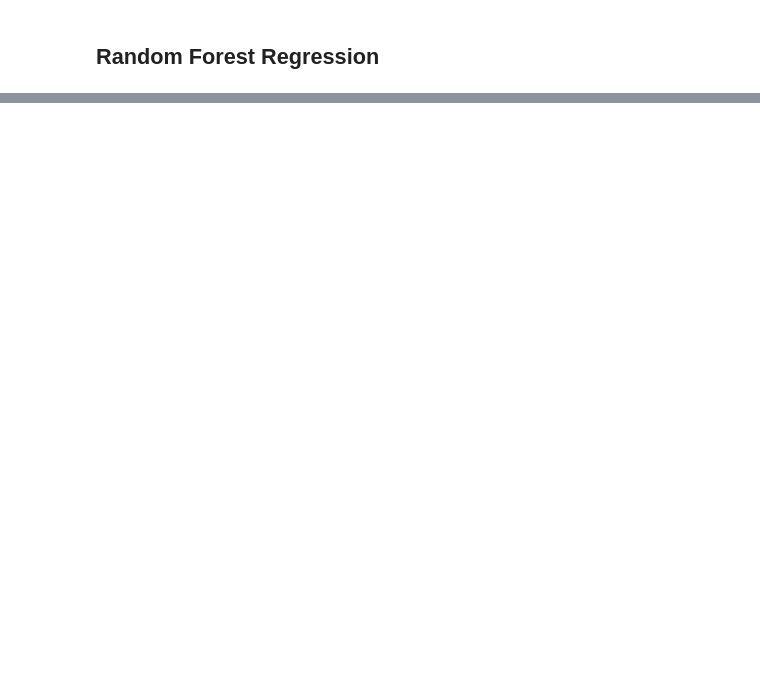
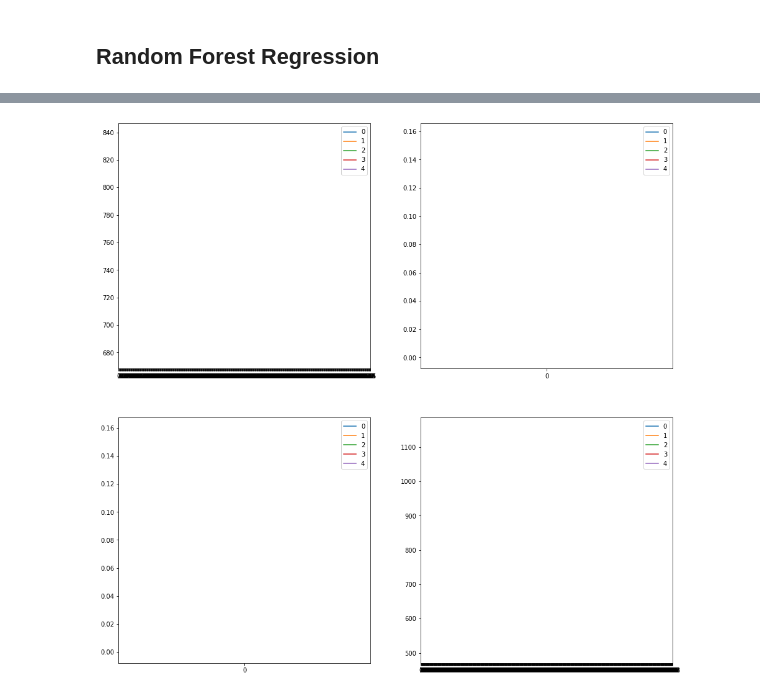
Before and after one commit to chabazite/DnD_Monsters, a Jupyter notebook: notebooks/5.0_ASI_Modeling.ipynb, the cells around one changed output, grey strips where cells are left out. Cells and saved outputs as stored; diff of their text form; code cells hidden in the pictures; blank space fills up the shorter version.

```diff
--- a/notebooks/5.0_ASI_Modeling.ipynb
+++ b/notebooks/5.0_ASI_Modeling.ipynb
@@ -447,0 +323,38 @@ Index(['Coastal', 'Arctic', 'Desert', 'Forest', 'Grassland', 'Hill',
+# %%
+def cross_validate(X, y, K = 5, **kwargs):
+    '''
+    function adapted from yousefnami- towardsdatascience
+    uses KFold validation to check that model works for different randomised conditions.
+    '''
+    scores = []
+    histories = []
+    for train, test in KFold(n_splits=K, shuffle=True).split(X,y):
+        model = compile_model(44,24) # compile model
+        start = time.time()
+        histories.append(model.fit(X[train], y[train],
+                                   validation_data = (X[test],y[test]), # feed in the test data for plotting
+                                   **kwargs).history)
+        print(time.time() - start)
+        scores.append(model.evaluate(X[test], y[test], verbose = 0)) # evaluate the test dataset
+    print("average test loss: ", np.asarray(scores)[:,0].mean())
+    print("average test accuracy: ", np.asarray(scores)[:,1].mean())
+    print(model.summary())
+    return scores, histories
+
+def plot_histories(histories, metrics = ['loss', 'accuracy', 'val_accuracy','val_loss']):
+    """
+    function adapted from yousefnami- towardsdatascience
+    to plot the histories of data
+    """
+    fig, axes = plt.subplots(nrows = (len(metrics) - 1) // 2 + 1, ncols = 2, figsize = (16,16))
+    axes = axes.reshape((len(metrics) - 1) // 2 + 1, 2)
+    for i,metric in enumerate(metrics):
+        for history in histories:
+            axes[(i+2)//2 - 1, 1 - (i+1)%2].plot(history[metric])
+            axes[(i+2)//2 - 1, 1 - (i+1)%2].legend([i for i in range(len(histories))])
+            axes[(i+2)//2 - 1, 1 - (i+1)%2].set_xticks(
+                np.arange(max(history[metric]))
+            )
+# %%
+#baseline model: average test loss:771, average test acc: 3.4%
+scores, histories = cross_validate(X,Y)
@@ -447,0 +383,4 @@ Index(['Coastal', 'Arctic', 'Desert', 'Forest', 'Grassland', 'Hill',
+# %%
+plot_histories(histories)
+# %% [output]
+[figure, added]
```
Also changed, not shown: parts of 33 cells of this notebook, 7 other files.
